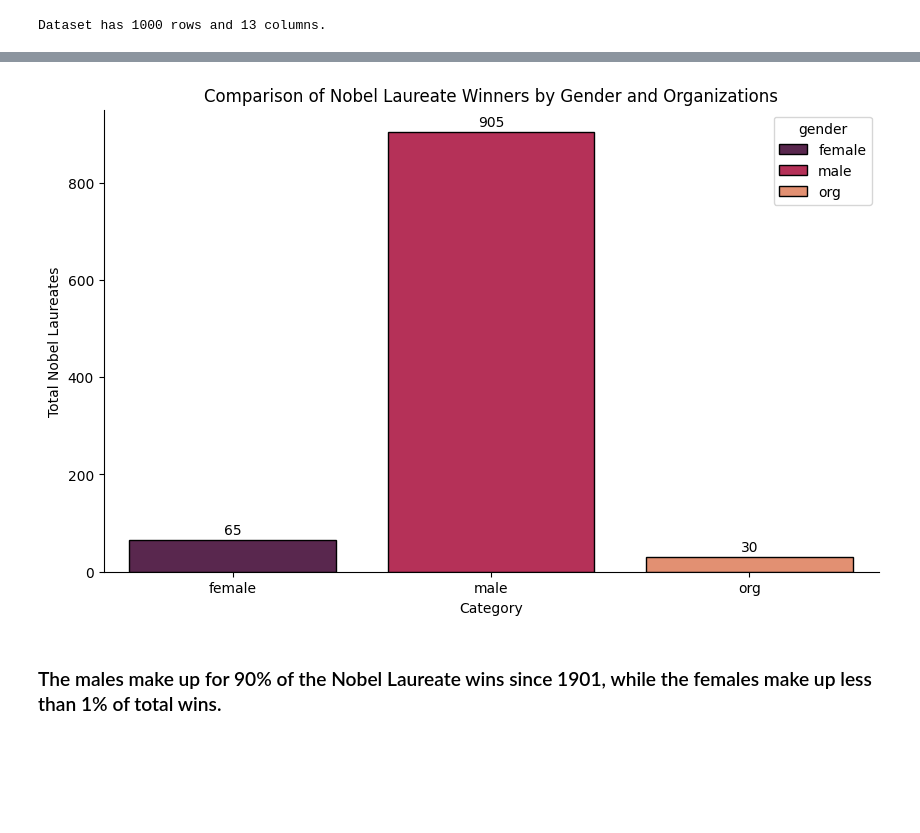
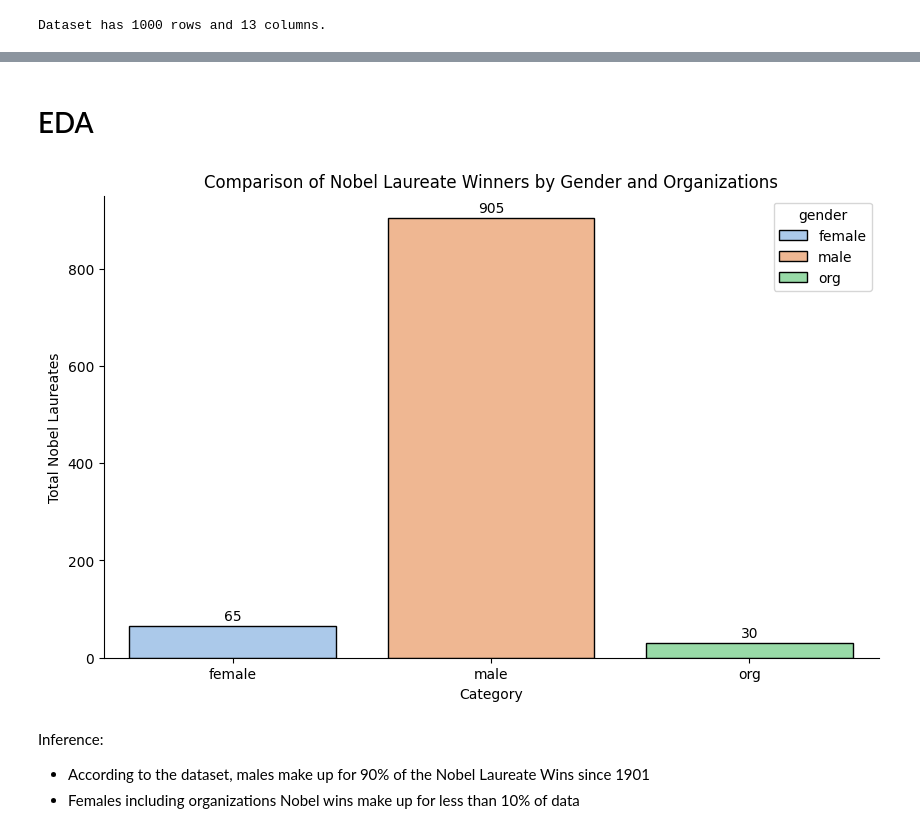
Before and after one commit to spon7ge/noble_prize_winners, a Jupyter notebook: main.ipynb, the cells around one changed output, grey strips where cells are left out. Cells and saved outputs as stored; diff of their text form; code cells hidden in the pictures; blank space fills up the shorter version.

Commit message:
Finished looking over the data

```diff
--- a/main.ipynb
+++ b/main.ipynb
@@ -27,0 +15,5 @@ df.head(25)
+# %%
+df = pd.read_csv('nobel_laureates_data.csv')
+#replaced 'Harvard Medical School' with harvard university to place all into one school
+df['organizationName'] = df['organizationName'].replace('Harvard Medical School', 'Harvard University')
+df.head()
@@ -49,29 +98,33 @@ dtype: float64
+# %% [markdown]
+# EDA
 # %%
 gender = df.groupby('gender').size().reset_index(name='total')
 
 plt.figure(figsize=(10, 6))
 
-sns.barplot(data=gender, x= 'gender', y='total', palette="rocket", hue='gender',edgecolor='black', legend=True)
+sns.barplot(data=gender, x= 'gender', y='total', palette="pastel", hue='gender',edgecolor='black', legend=True)
 plt.title('Comparison of Nobel Laureate Winners by Gender and Organizations')
 plt.ylabel('Total Nobel Laureates')
 plt.xlabel('Category')
 
 ax = plt.gca()
 ax.spines['top'].set_visible(False)
 ax.spines['right'].set_visible(False)
 
 for p in ax.patches:
     height = p.get_height()
-    if height > 0:  # Only annotate if height is greater than zero
+    if height > 0:
         ax.annotate(f'{int(height)}',
-                    (p.get_x() + p.get_width() / 2., height),
+                    (p.get_x() + p.get_width()/2, height),
                     ha = 'center', va = 'center',
                     xytext = (0, 7),
                     textcoords = 'offset points')
 
 
 plt.show()
 # %% [output]
-[figure, old version]
+[figure, new version]
 # %% [markdown]
-### The males make up for 90% of the Nobel Laureate wins since 1901, while the females make up less than 1% of total wins.
+Inference:
+* According to the dataset, males make up for 90% of the Nobel Laureate Wins since 1901
+* Females including organizations Nobel wins make up for less than 10% of data
```
Also changed, not shown: parts of 29 cells of this notebook, 1 other file.
